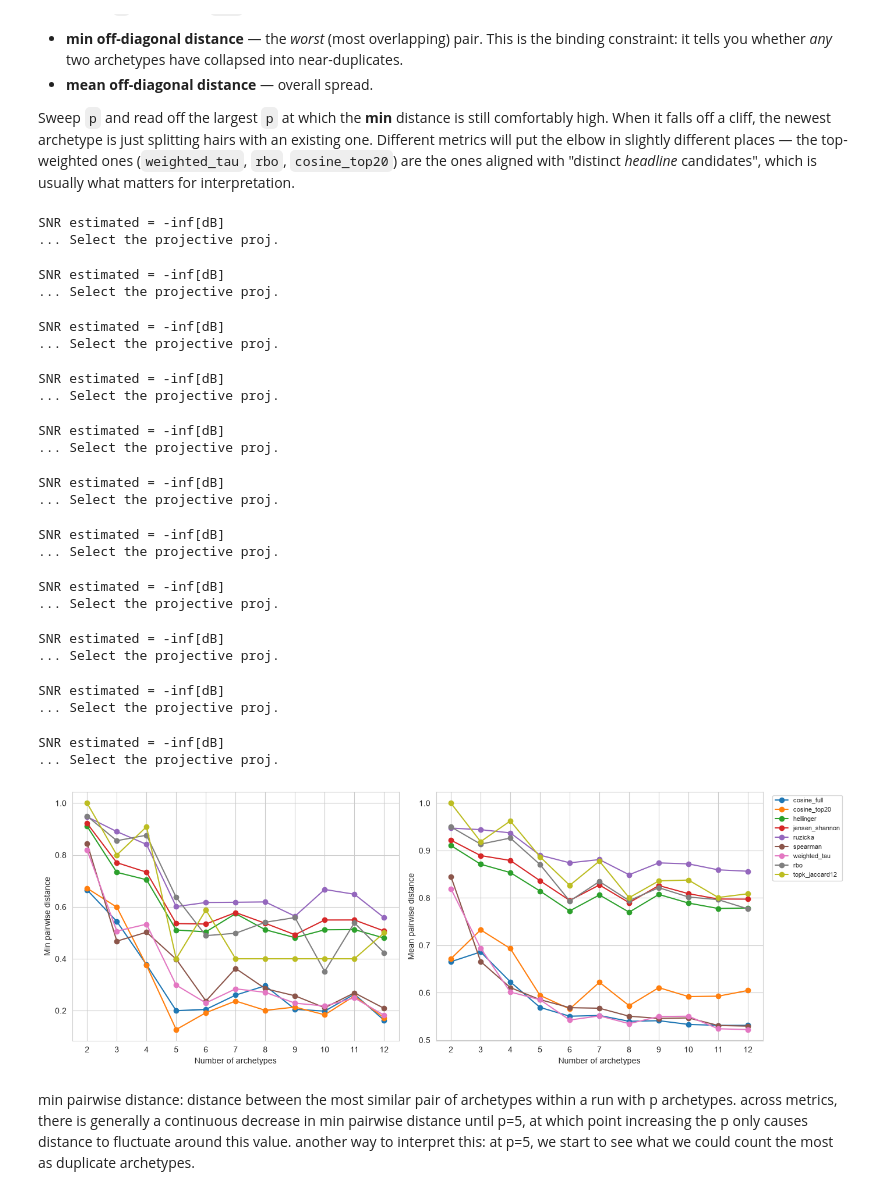
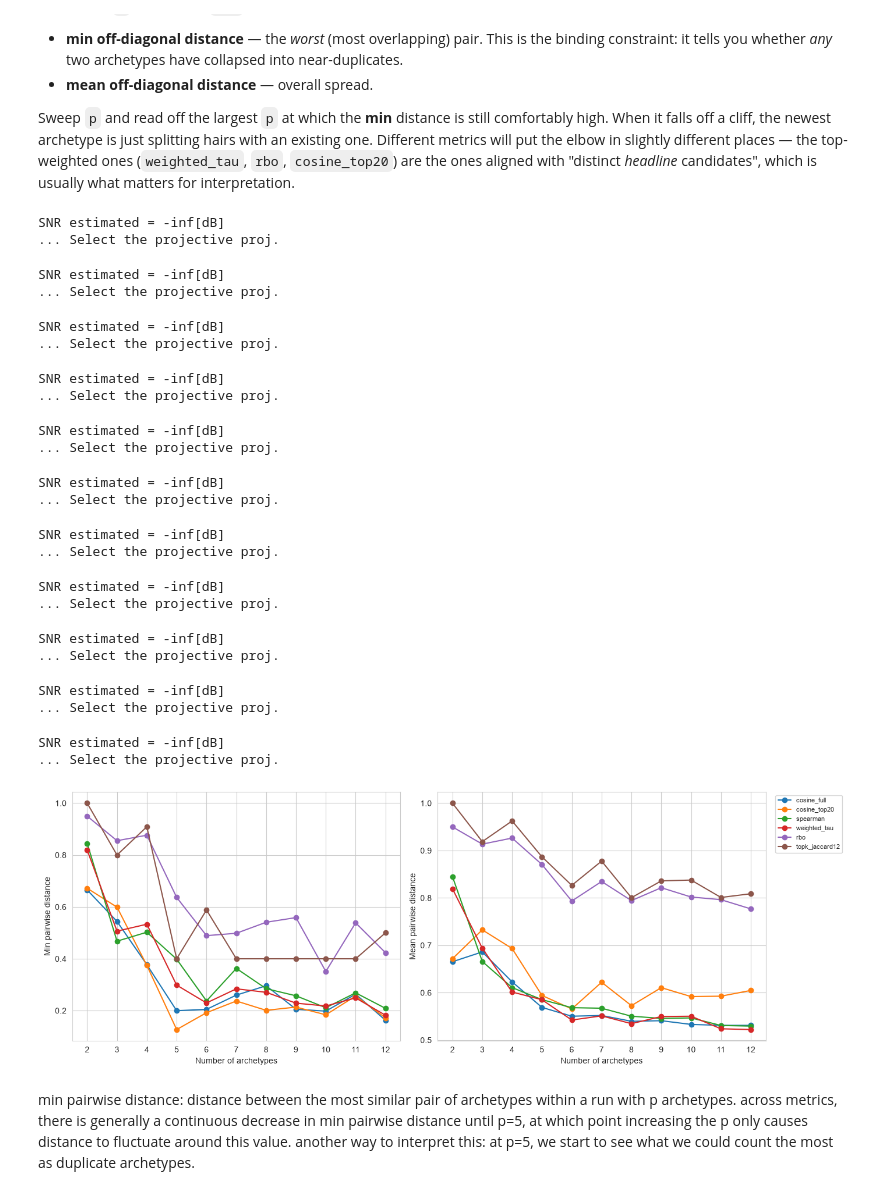
Before and after one commit to harjonillo/voting-unmixing-ph, a Jupyter notebook: notebooks/08_archetype_uniqueness.ipynb, the cells around one changed output. Drawn from its saved outputs; the diff is of its cells as text; code cells hidden in the pictures.

```diff
--- a/notebooks/08_archetype_uniqueness.ipynb
+++ b/notebooks/08_archetype_uniqueness.ipynb
@@ -615,20 +615,20 @@ def distinctness(E, name):
 # min drops, the extra archetype is mostly a near-duplicate of an existing one.
 
 p_grid = list(range(2, 13))
-sweep = {name: {'min': [], 'mean': []} for name in METRICS}
-
+# sweep = {name: {'min': [], 'mean': []} for name in METRICS}
+sweep = {name: {'min': [], 'mean': []} for name in ["cosine_full", "cosine_top20", "spearman", "weighted_tau", "rbo", "topk_jaccard12"]}
 endm_by_p = {}
 
 for p_try in tqdm.tqdm(p_grid):
     res_p = run_pipeline(Y, p=p_try, seed=SEED)
     endm_by_p[p_try] = res_p['endm']
-    for name in METRICS:
+    for name in ["cosine_full", "cosine_top20", "spearman", "weighted_tau", "rbo", "topk_jaccard12"]:
         s = distinctness(res_p['endm'], name)
         sweep[name]['min'].append(s['min'])
         sweep[name]['mean'].append(s['mean'])
 
 fig, axes = plt.subplots(1, 2, figsize=(14, 5), sharex=True)
-for name in METRICS:
+for name in ["cosine_full", "cosine_top20", "spearman", "weighted_tau", "rbo", "topk_jaccard12"]:
     axes[0].plot(p_grid, sweep[name]['min'], marker='o', label=name)
     axes[1].plot(p_grid, sweep[name]['mean'], marker='o', label=name)
 axes[0].set_ylabel('Min pairwise distance')
@@ -638,34 +638,34 @@ axes[1].set_xlabel('Number of archetypes')
 for ax in axes:
     # ax.set_xlabel('number of archetypes  p')
     # ax.set_ylabel('distinctness  (0–1)')
     ax.set_xticks(p_grid)
 axes[1].legend(bbox_to_anchor=(1.02, 1), loc='upper left', fontsize=8)
 fig.tight_layout()
 plt.show()
 # %% [output]
 SNR estimated = -inf[dB]
 ... Select the projective proj.
 SNR estimated = -inf[dB]
 ... Select the projective proj.
 SNR estimated = -inf[dB]
 ... Select the projective proj.
 SNR estimated = -inf[dB]
 ... Select the projective proj.
 SNR estimated = -inf[dB]
 ... Select the projective proj.
 SNR estimated = -inf[dB]
 ... Select the projective proj.
 SNR estimated = -inf[dB]
 ... Select the projective proj.
 SNR estimated = -inf[dB]
 ... Select the projective proj.
 SNR estimated = -inf[dB]
 ... Select the projective proj.
 SNR estimated = -inf[dB]
 ... Select the projective proj.
 SNR estimated = -inf[dB]
 ... Select the projective proj.
-[figure, old version]
+[figure, new version]
 # %% [markdown]
 min pairwise distance: distance between the most similar pair of archetypes within a run with p archetypes. across metrics, there is generally a continuous decrease in min pairwise distance until p=5, at which point increasing the p only causes distance to fluctuate around this value. another way to interpret this: at p=5, we start to see what we could count the most as duplicate archetypes.
 # %%
```
Also changed, not shown: parts of 1 cell of this notebook, 1 other file.
